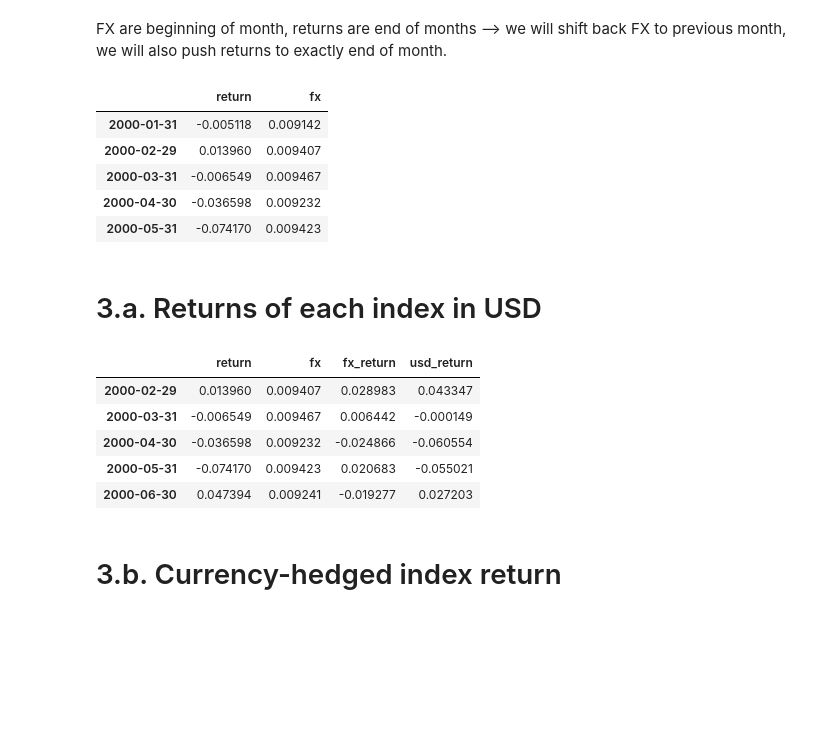
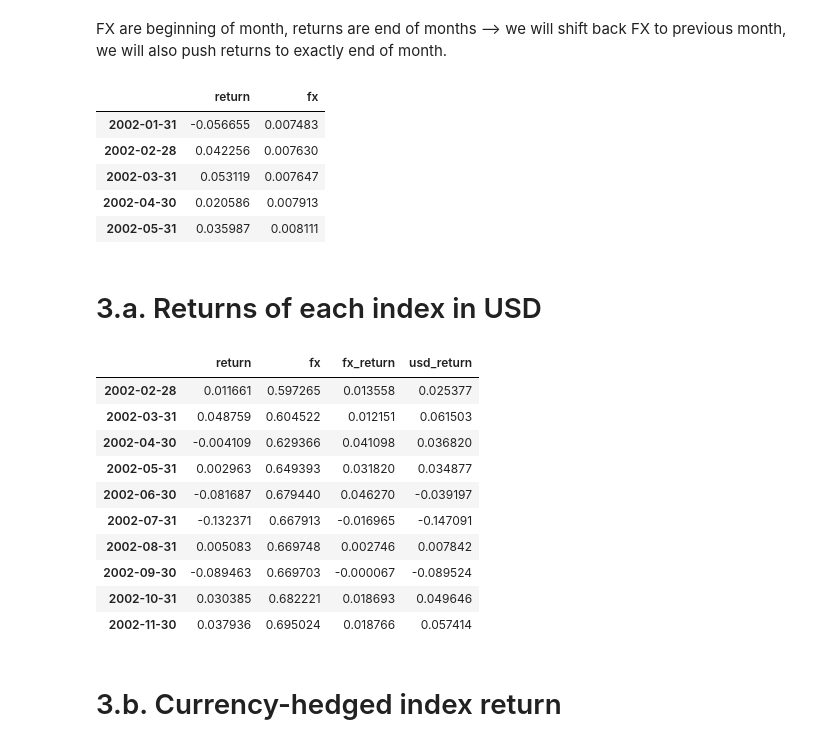
Before and after one commit to R4ff67/Investments, a Jupyter notebook: Q3-retry.ipynb, the cells around one changed output. Drawn from its saved outputs; the diff is of its cells as text; code cells hidden in the pictures; blank space fills up the shorter version.

```diff
--- a/Q3-retry.ipynb
+++ b/Q3-retry.ipynb
@@ -154,15 +154,19 @@ for country in returns_dict.keys():
 
     merged_df = merge_one_country(raw_ret, raw_fx)
     merged_data[country] = merged_df
+
+
+for country in merged_data.keys():
+    merged_data[country] = merged_data[country][merged_data[country].index >= '2002-01-01']
 # %%
 merged_data["japan"].head()
 # %% [output]
 |  | return | fx |
-| 2000-01-31 | -0.005118 | 0.009142 |
-| 2000-02-29 | 0.013960 | 0.009407 |
-| 2000-03-31 | -0.006549 | 0.009467 |
-| 2000-04-30 | -0.036598 | 0.009232 |
-| 2000-05-31 | -0.074170 | 0.009423 |
+| 2002-01-31 | -0.056655 | 0.007483 |
+| 2002-02-28 | 0.042256 | 0.007630 |
+| 2002-03-31 | 0.053119 | 0.007647 |
+| 2002-04-30 | 0.020586 | 0.007913 |
+| 2002-05-31 | 0.035987 | 0.008111 |
 # %% [markdown]
 # 3.a. Returns of each index in USD
 # %%
@@ -205,14 +209,19 @@ def compute_usd_returns(merged_data: dict) -> dict:
     return processed_data
 # %%
 processed_data = compute_usd_returns(merged_data)
-processed_data["japan"].head()
+processed_data["switzerland"].head(10)
 # %% [output]
 |  | return | fx | fx_return | usd_return |
-| 2000-02-29 | 0.013960 | 0.009407 | 0.028983 | 0.043347 |
-| 2000-03-31 | -0.006549 | 0.009467 | 0.006442 | -0.000149 |
-| 2000-04-30 | -0.036598 | 0.009232 | -0.024866 | -0.060554 |
-| 2000-05-31 | -0.074170 | 0.009423 | 0.020683 | -0.055021 |
-| 2000-06-30 | 0.047394 | 0.009241 | -0.019277 | 0.027203 |
+| 2002-02-28 | 0.011661 | 0.597265 | 0.013558 | 0.025377 |
+| 2002-03-31 | 0.048759 | 0.604522 | 0.012151 | 0.061503 |
+| 2002-04-30 | -0.004109 | 0.629366 | 0.041098 | 0.036820 |
+| 2002-05-31 | 0.002963 | 0.649393 | 0.031820 | 0.034877 |
+| 2002-06-30 | -0.081687 | 0.679440 | 0.046270 | -0.039197 |
+| 2002-07-31 | -0.132371 | 0.667913 | -0.016965 | -0.147091 |
+| 2002-08-31 | 0.005083 | 0.669748 | 0.002746 | 0.007842 |
+| 2002-09-30 | -0.089463 | 0.669703 | -0.000067 | -0.089524 |
+| 2002-10-31 | 0.030385 | 0.682221 | 0.018693 | 0.049646 |
+| 2002-11-30 | 0.037936 | 0.695024 | 0.018766 | 0.057414 |
 # %% [markdown]
 # 3.b. Currency-hedged index return
 # %% [markdown]
```
Also changed, not shown: parts of 25 cells of this notebook, 5 other files.
